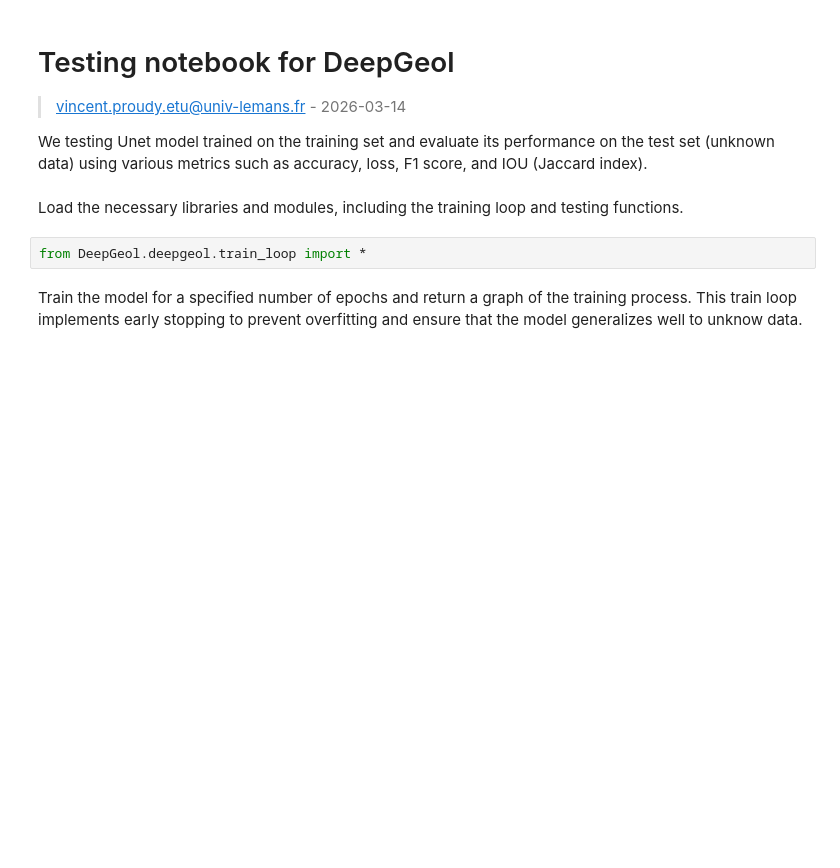
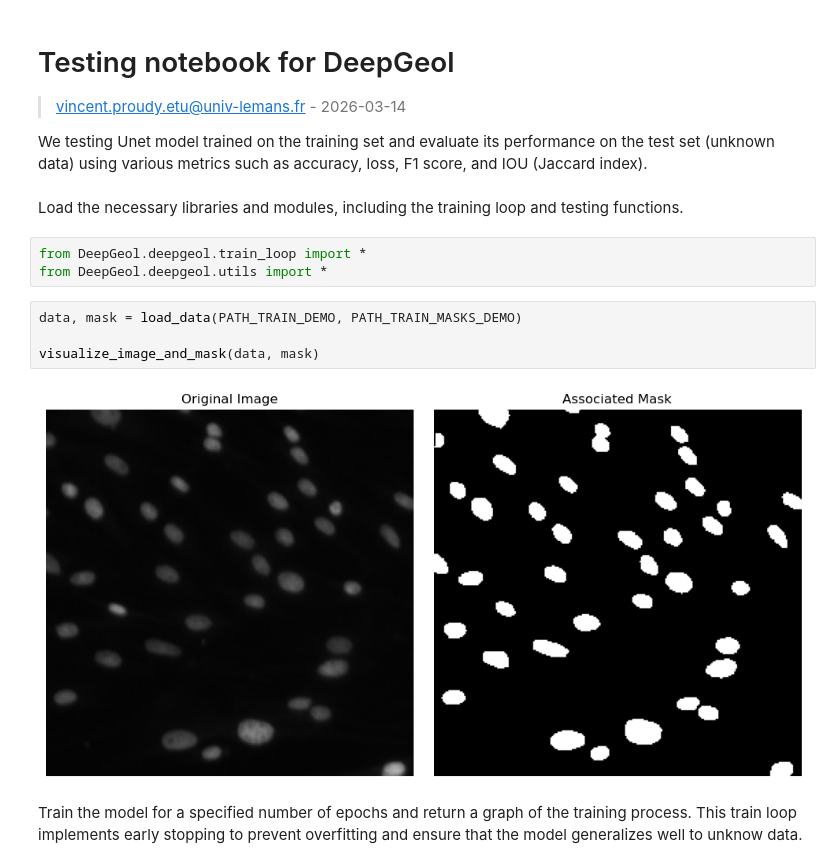
Before and after one commit to Vincent-Proudy/deepgeol-Unet, a Jupyter notebook: src/test_deepgeol.ipynb, the cells around one changed output. Drawn from its saved outputs; the diff is of its cells as text; blank space fills up the shorter version.

```diff
--- a/src/test_deepgeol.ipynb
+++ b/src/test_deepgeol.ipynb
@@ -8,6 +8,13 @@ We testing Unet model trained on the training set and evaluate its performance o
 Load the necessary libraries and modules, including the training loop and testing functions.
 # %%
 from DeepGeol.deepgeol.train_loop import *
+from DeepGeol.deepgeol.utils import *
+# %%
+data, mask = load_data(PATH_TRAIN_DEMO, PATH_TRAIN_MASKS_DEMO)
+
+visualize_image_and_mask(data, mask)
+# %% [output]
+[figure, added]
 # %% [markdown]
 Train the model for a specified number of epochs and return a graph of the training process. This train loop implements early stopping to prevent overfitting and ensure that the model generalizes well to unknow data.
 # %%
```
Also changed, not shown: parts of 2 cells of this notebook, 5 other files.
